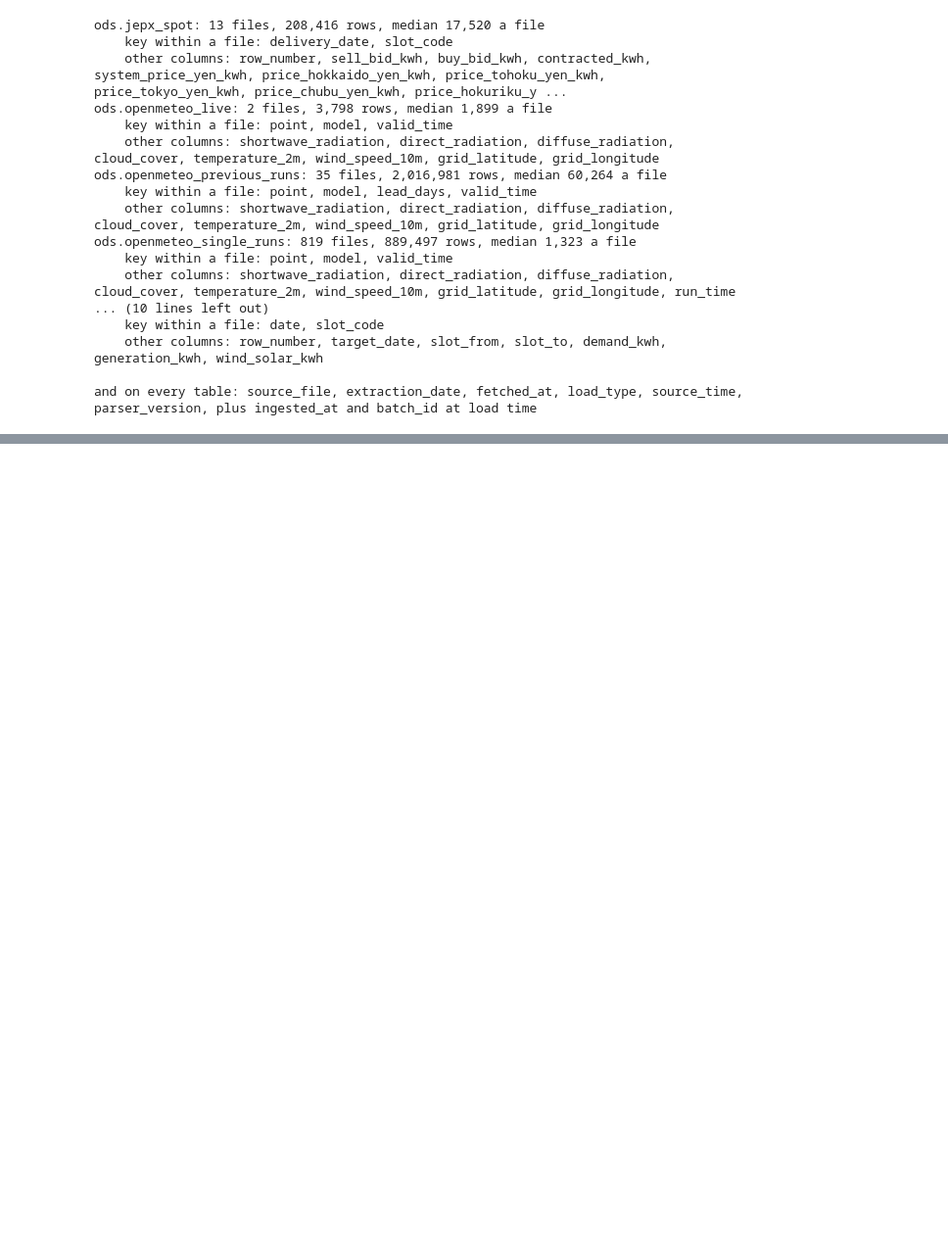
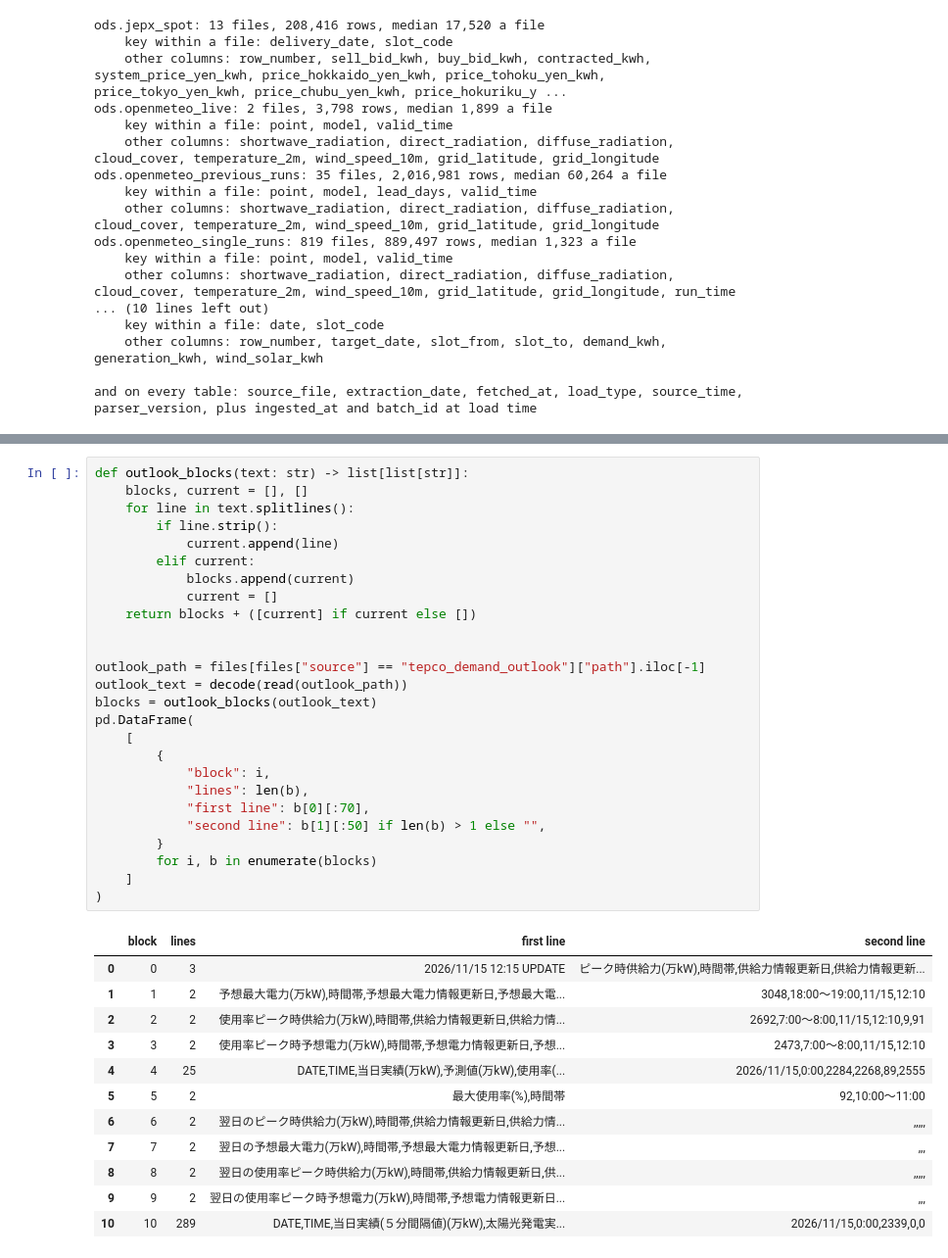
Before and after one commit to iahsanujunda/jtf, a Jupyter notebook: notebooks/02_raw_to_ods.ipynb, the cells around one changed output, grey strips where cells are left out. Shown at 98% size. Drawn from its saved outputs; the diff is of its cells as text; blank space fills up the shorter version.

```diff
--- a/notebooks/02_raw_to_ods.ipynb
+++ b/notebooks/02_raw_to_ods.ipynb
@@ -1158,0 +1307,39 @@ In all, about 1 GB a year, inside BigQuery's free 10 GB of storage: the cost her
+# %%
+def outlook_blocks(text: str) -> list[list[str]]:
+    blocks, current = [], []
+    for line in text.splitlines():
+        if line.strip():
+            current.append(line)
+        elif current:
+            blocks.append(current)
+            current = []
+    return blocks + ([current] if current else [])
+
+
+outlook_path = files[files["source"] == "tepco_demand_outlook"]["path"].iloc[-1]
+outlook_text = decode(read(outlook_path))
+blocks = outlook_blocks(outlook_text)
+pd.DataFrame(
+    [
+        {
+            "block": i,
+            "lines": len(b),
+            "first line": b[0][:70],
+            "second line": b[1][:50] if len(b) > 1 else "",
+        }
+        for i, b in enumerate(blocks)
+    ]
+)
+# %% [output]
+|  | block | lines | first line | second line |
+| 0 | 0 | 3 | 2026/11/15 12:15 UPDATE | ピーク時供給力(万kW),時間帯,供給力情報更新日,供給力情報更新... |
+| 1 | 1 | 2 | 予想最大電力(万kW),時間帯,予想最大電力情報更新日,予想最大電... | 3048,18:00～19:00,11/15,12:10 |
+| 2 | 2 | 2 | 使用率ピーク時供給力(万kW),時間帯,供給力情報更新日,供給力情... | 2692,7:00～8:00,11/15,12:10,9,91 |
+| 3 | 3 | 2 | 使用率ピーク時予想電力(万kW),時間帯,予想電力情報更新日,予想... | 2473,7:00～8:00,11/15,12:10 |
+| 4 | 4 | 25 | DATE,TIME,当日実績(万kW),予測値(万kW),使用率(... | 2026/11/15,0:00,2284,2268,89,2555 |
+| 5 | 5 | 2 | 最大使用率(%),時間帯 | 92,10:00～11:00 |
+| 6 | 6 | 2 | 翌日のピーク時供給力(万kW),時間帯,供給力情報更新日,供給力情... | ,,,,, |
+| 7 | 7 | 2 | 翌日の予想最大電力(万kW),時間帯,予想最大電力情報更新日,予想... | ,,, |
+| 8 | 8 | 2 | 翌日の使用率ピーク時供給力(万kW),時間帯,供給力情報更新日,供... | ,,,,, |
+| 9 | 9 | 2 | 翌日の使用率ピーク時予想電力(万kW),時間帯,予想電力情報更新日... | ,,, |
+| 10 | 10 | 289 | DATE,TIME,当日実績(５分間隔値)(万kW),太陽光発電実... | 2026/11/15,0:00,2339,0,0 |
```
Also changed, not shown: parts of 21 cells of this notebook, 1 other file.
